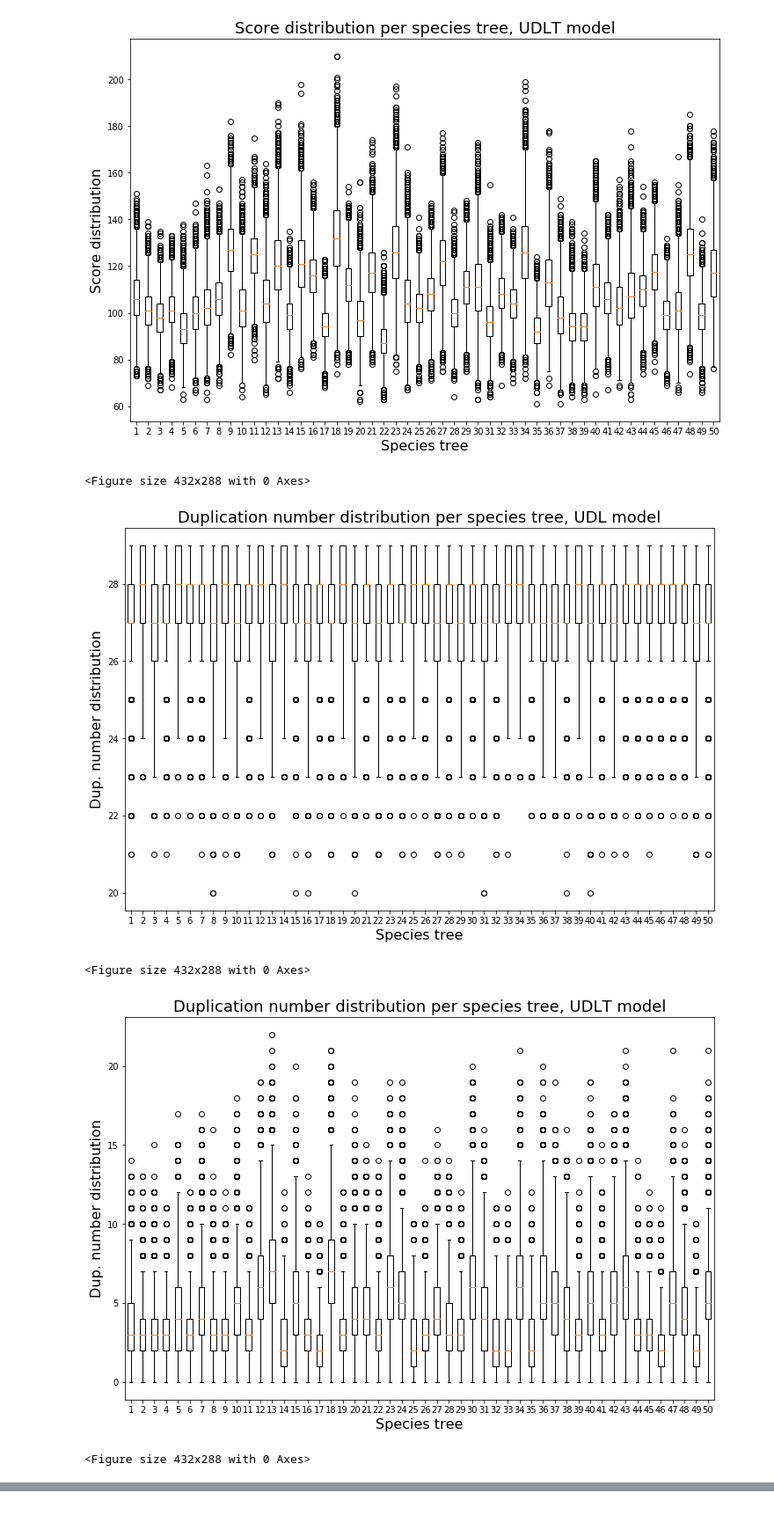
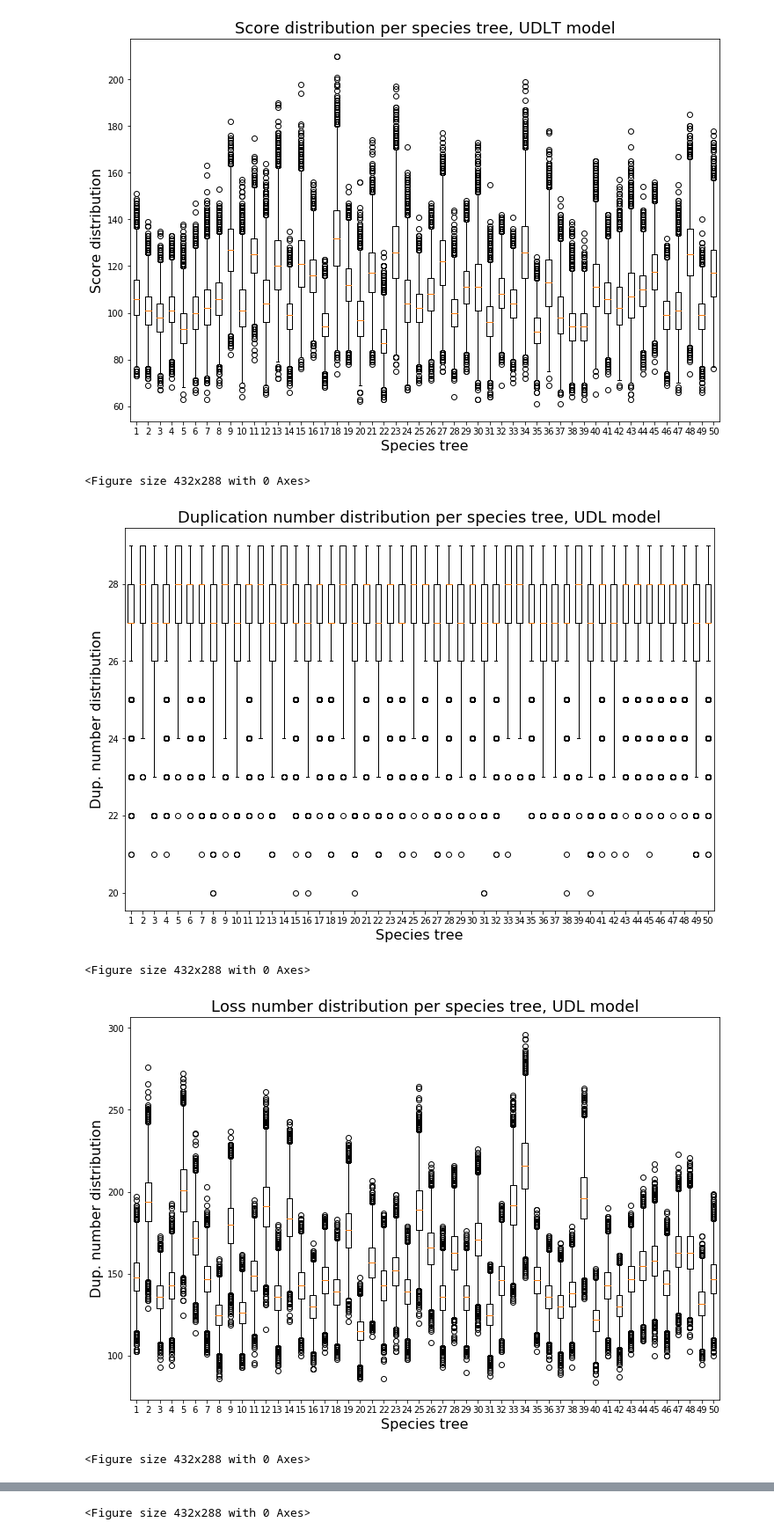
Before and after one commit to cchauve/DLT-Histories, a Jupyter notebook: DLTcount/doc/Paper_figures.ipynb, the cells around one changed output, grey strips where cells are left out. Shown at 88% size. Saved outputs shown, nothing was run; the diff lists cells and outputs as text; code cells hidden in the pictures.

```diff
--- a/DLTcount/doc/Paper_figures.ipynb
+++ b/DLTcount/doc/Paper_figures.ipynb
@@ -421,7 +421,7 @@ plt.show()
 <Figure size 432x288 with 0 Axes>
 [figure]
 # %%
-# Duplications/HGTs distribution UDL, UDLT, RDLT
+# Duplications/HGTs distribution UDL, UDLT
 
 plt.figure()
 fig = plt.figure(figsize=(12,8))
@@ -432,32 +432,54 @@ ax.title.set_size(18)
 ax.set_xlabel('Species tree', fontsize=16)
 ax.set_ylabel('Dup. number distribution', fontsize=16)
 plt.savefig('figures/duplications_16_30_UDL.png')
+plt.show()
+
+plt.figure()
+fig = plt.figure(figsize=(12,8))
+ax  = fig.add_subplot(111)
+plt.title('Loss number distribution per species tree, UDL model', fontsize=14)
+_ = plt.boxplot(np.array(SCORES_16_30_UDL['L']))
+ax.title.set_size(18)
+ax.set_xlabel('Species tree', fontsize=16)
+ax.set_ylabel('Dup. number distribution', fontsize=16)
+plt.savefig('figures/losses_16_30_UDL.png')
 plt.show()
 
 plt.figure()
 fig = plt.figure(figsize=(12,8))
 ax  = fig.add_subplot(111)
 plt.title('Duplication number distribution per species tree, UDLT model', fontsize=14)
 _ = plt.boxplot(np.array(SCORES_16_30_UDLT['D']))
 ax.title.set_size(18)
 ax.set_xlabel('Species tree', fontsize=16)
 ax.set_ylabel('Dup. number distribution', fontsize=16)
 plt.savefig('figures/duplications_16_30_UDLT.png')
 plt.show()
 
 plt.figure()
 fig = plt.figure(figsize=(12,8))
 ax  = fig.add_subplot(111)
+plt.title('Loss number distribution per species tree, UDLT model', fontsize=14)
+_ = plt.boxplot(np.array(SCORES_16_30_UDLT['L']))
+ax.title.set_size(18)
+ax.set_xlabel('Species tree', fontsize=16)
+ax.set_ylabel('Dup. number distribution', fontsize=16)
+plt.savefig('figures/losses_16_30_UDLT.png')
+plt.show()
+
+plt.figure()
+fig = plt.figure(figsize=(12,8))
+ax  = fig.add_subplot(111)
 plt.title('HGT number distribution per species tree, UDLT model', fontsize=14)
 _ = plt.boxplot(np.array(SCORES_16_30_UDLT['T']))
 ax.title.set_size(18)
 ax.set_xlabel('Species tree', fontsize=16)
 ax.set_ylabel('HGT number distribution', fontsize=16)
 plt.savefig('figures/HGT_16_30_UDLT.png')
 plt.show()
 # %% [output]
 <Figure size 432x288 with 0 Axes>
 [figure]
 <Figure size 432x288 with 0 Axes>
-[figure, old version]
+[figure, new version]
 <Figure size 432x288 with 0 Axes>
@@ -464,0 +487 @@ plt.show()
+<Figure size 432x288 with 0 Axes>
```
Also changed, not shown: parts of 9 cells of this notebook, 5 other files.
